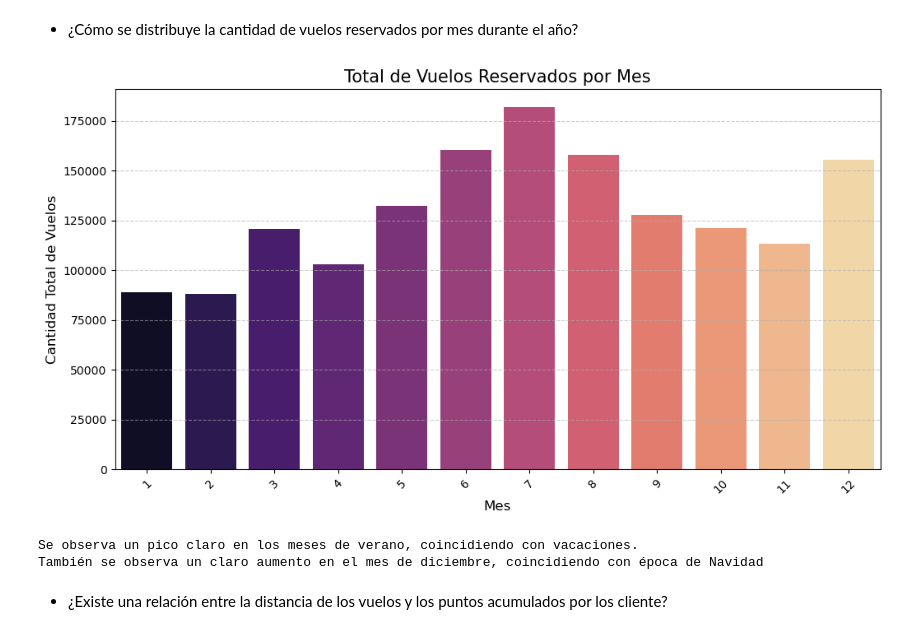
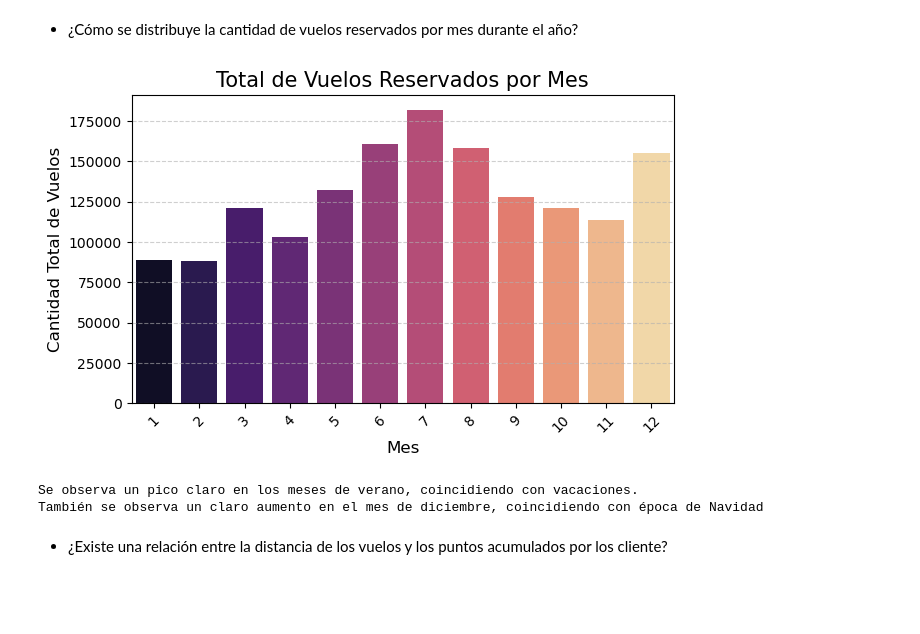
Before and after one commit to Adalab/bda-modulo-3-evaluacion-final-PatriciaAnaya, a Jupyter notebook: bda-modulo-3-evaluacion-final-PatriciaAnaya.ipynb, the cells around one changed output. Cells and saved outputs as stored; diff of their text form; code cells hidden in the pictures; blank space fills up the shorter version.

```diff
--- a/bda-modulo-3-evaluacion-final-PatriciaAnaya.ipynb
+++ b/bda-modulo-3-evaluacion-final-PatriciaAnaya.ipynb
@@ -619,21 +619,21 @@ Name: proportion, dtype: float64
 # %% [markdown]
 - ¿Cómo se distribuye la cantidad de vuelos reservados por mes durante el año?
 # %%
-plt.figure(figsize=(12, 6))
+plt.figure(figsize=(7, 4))
 
 # Si quieres ver el total acumulado de todos los años por mes:
 sns.barplot(data=df_final, x='month', y='total_flights', palette='magma', estimator=sum, errorbar=None)
 
 plt.title('Total de Vuelos Reservados por Mes', fontsize=15)
 plt.xlabel('Mes', fontsize=12)
 plt.ylabel('Cantidad Total de Vuelos', fontsize=12)
 plt.xticks(rotation=45)
 plt.grid(axis='y', linestyle='--', alpha=0.6)
 plt.show()
 
 print("Se observa un pico claro en los meses de verano, coincidiendo con vacaciones. \nTambién se observa un claro aumento en el mes de diciembre, coincidiendo con época de Navidad")
 # %% [output]
-[figure, old version]
+[figure, new version]
 Se observa un pico claro en los meses de verano, coincidiendo con vacaciones.
 También se observa un claro aumento en el mes de diciembre, coincidiendo con época de Navidad
 # %% [markdown]
```
Also changed, not shown: parts of 7 cells of this notebook.
